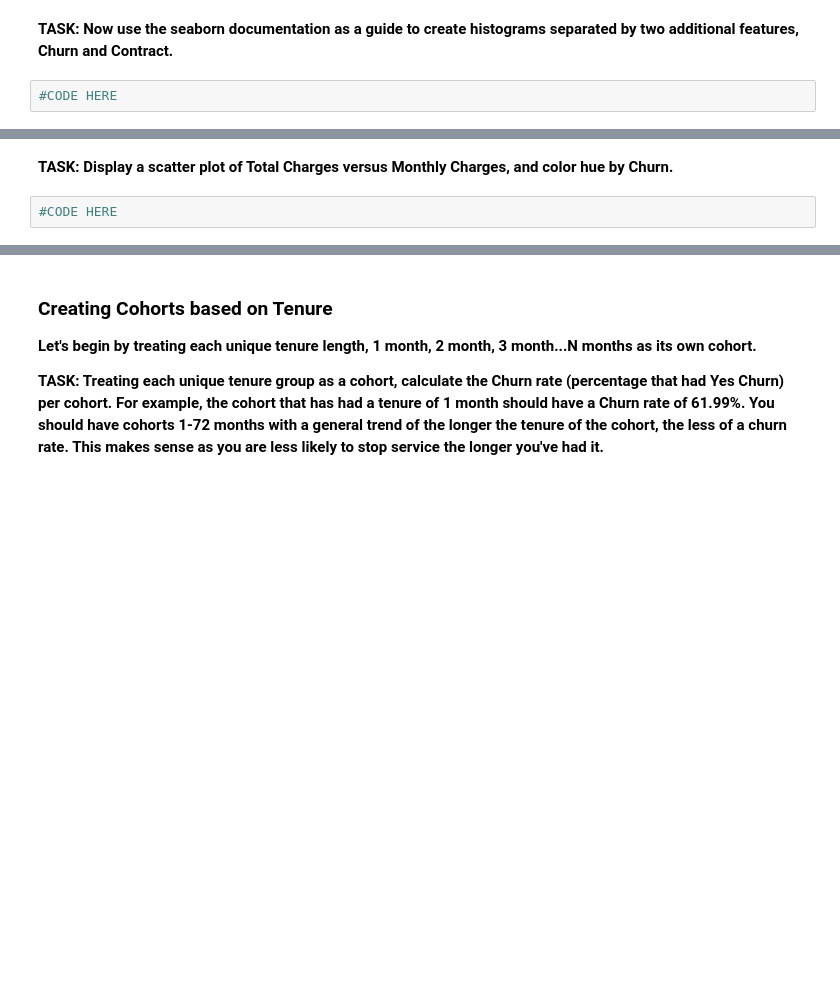
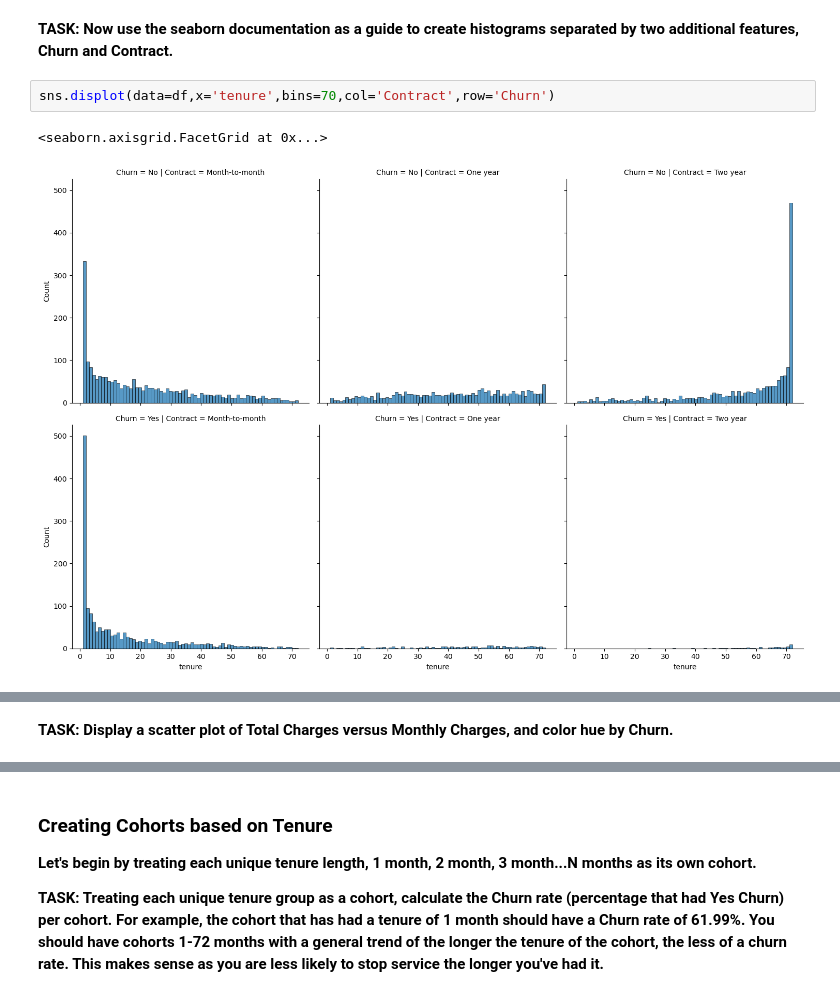
Before and after one commit to Basi10/Churn-Prediction-Model, a Jupyter notebook: 00-Sup-Learning-Capstone-Tree-Methods .ipynb, the cells around one changed output, grey strips where cells are left out. Cells and saved outputs as stored; diff of their text form; blank space fills up the shorter version.

```diff
--- a/00-Sup-Learning-Capstone-Tree-Methods .ipynb
+++ b/00-Sup-Learning-Capstone-Tree-Methods .ipynb
@@ -191,11 +189,12 @@ pd.get_dummies(df[['gender', 'SeniorCitizen', 'Partner', 'Dependents','PhoneServ
 <img src="fig5.png">
 # %% [markdown]
 **TASK: Now use the seaborn documentation as a guide to create histograms separated by two additional features, Churn and Contract.**
-# %%
-#CODE HERE
+# %%
+sns.displot(data=df,x='tenure',bins=70,col='Contract',row='Churn')
+# %% [output]
+<seaborn.axisgrid.FacetGrid at 0x...>
+[figure, added]
 # %% [markdown]
 <img src="fig6.png">
 # %% [markdown]
 **TASK: Display a scatter plot of Total Charges versus Monthly Charges, and color hue by Churn.**
-# %%
-#CODE HERE
```
Also changed, not shown: parts of 8 cells of this notebook.
